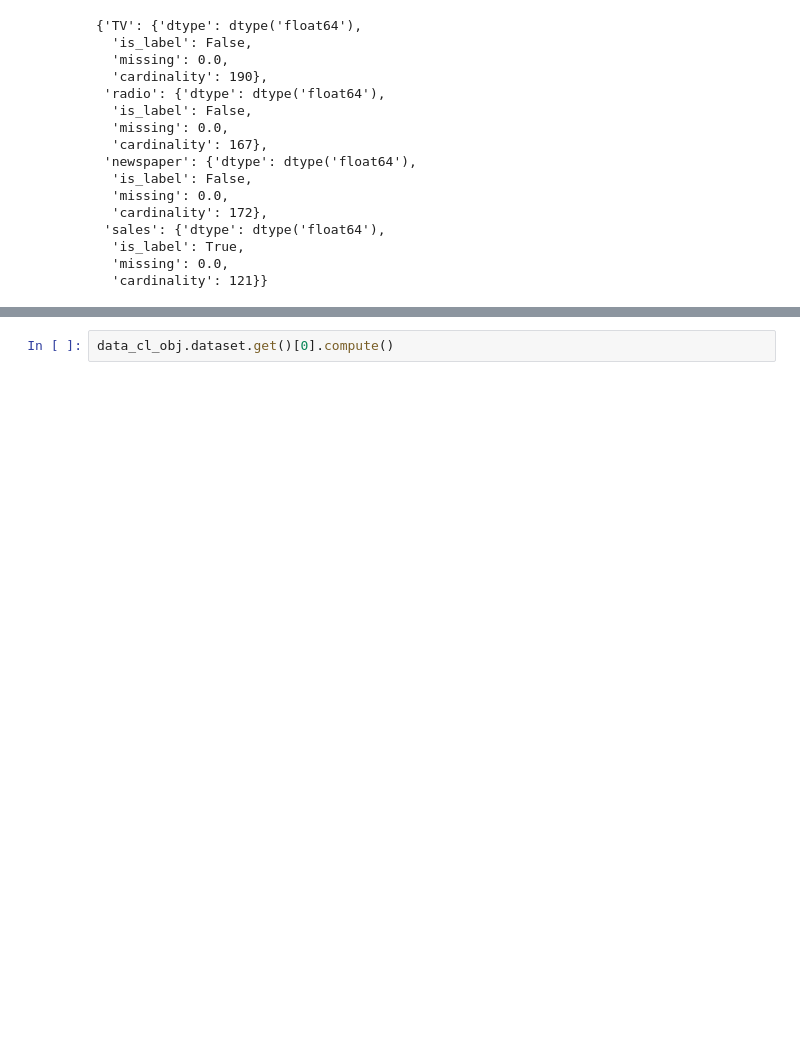
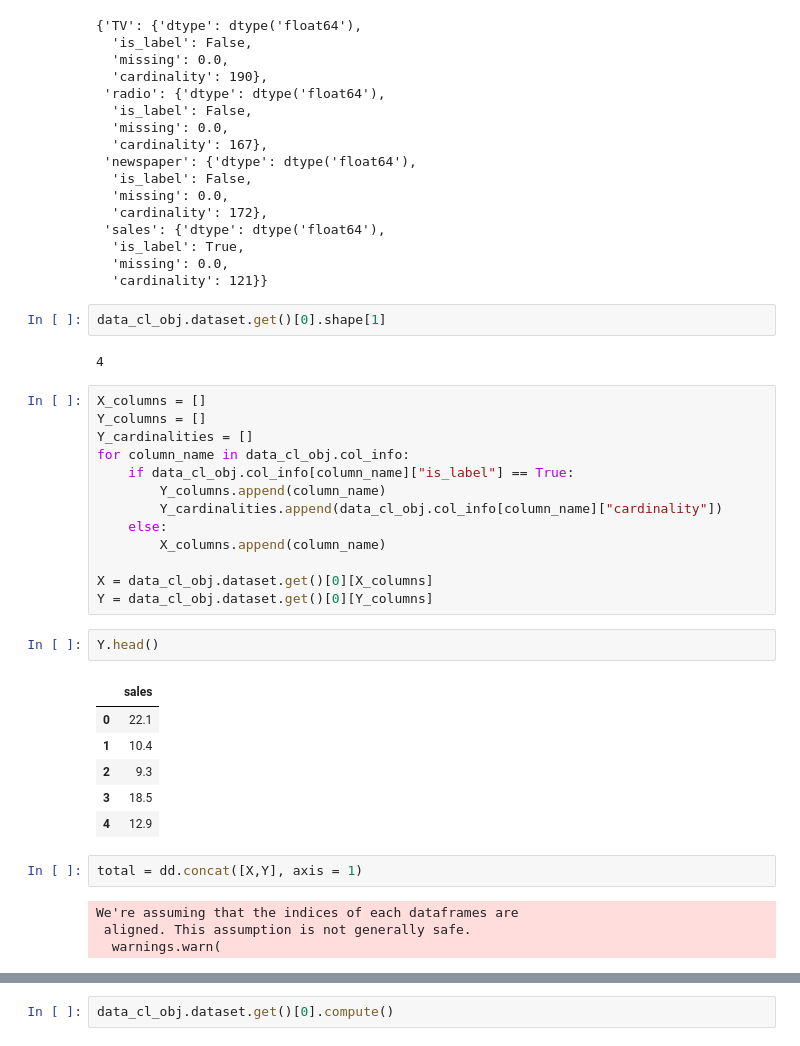
Before and after one commit to AutoNN/AutoNN, a Jupyter notebook: exp-notebooks/housing-dataset-test with RFE Sept 6.ipynb, the cells around one changed output, grey strips where cells are left out. Cells and saved outputs as stored; diff of their text form; blank space fills up the shorter version.

```diff
--- a/exp-notebooks/housing-dataset-test with RFE Sept 6.ipynb
+++ b/exp-notebooks/housing-dataset-test with RFE Sept 6.ipynb
@@ -52,3 +52,35 @@ data_cl_obj.col_info
   'is_label': True,
   'missing': 0.0,
   'cardinality': 121}}
+# %%
+data_cl_obj.dataset.get()[0].shape[1]
+# %% [output]
+4
+# %%
+X_columns = []
+Y_columns = []
+Y_cardinalities = []
+for column_name in data_cl_obj.col_info:
+    if data_cl_obj.col_info[column_name]["is_label"] == True:
+        Y_columns.append(column_name)
+        Y_cardinalities.append(data_cl_obj.col_info[column_name]["cardinality"])
+    else:
+        X_columns.append(column_name)
+
+X = data_cl_obj.dataset.get()[0][X_columns]
+Y = data_cl_obj.dataset.get()[0][Y_columns]
+# %%
+Y.head()
+# %% [output]
+|  | sales |
+| 0 | 22.1 |
+| 1 | 10.4 |
+| 2 | 9.3 |
+| 3 | 18.5 |
+| 4 | 12.9 |
+# %%
+total = dd.concat([X,Y], axis = 1)
+# %% [output]
+We're assuming that the indices of each dataframes are
+ aligned. This assumption is not generally safe.
+  warnings.warn(
```
Also changed, not shown: parts of 2 cells of this notebook, 4 other files.
